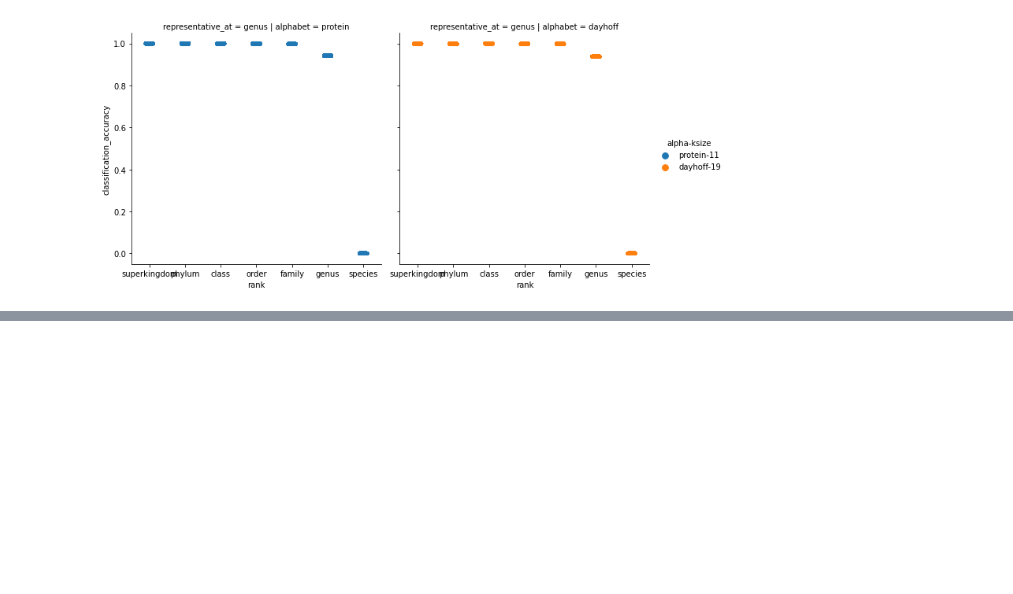
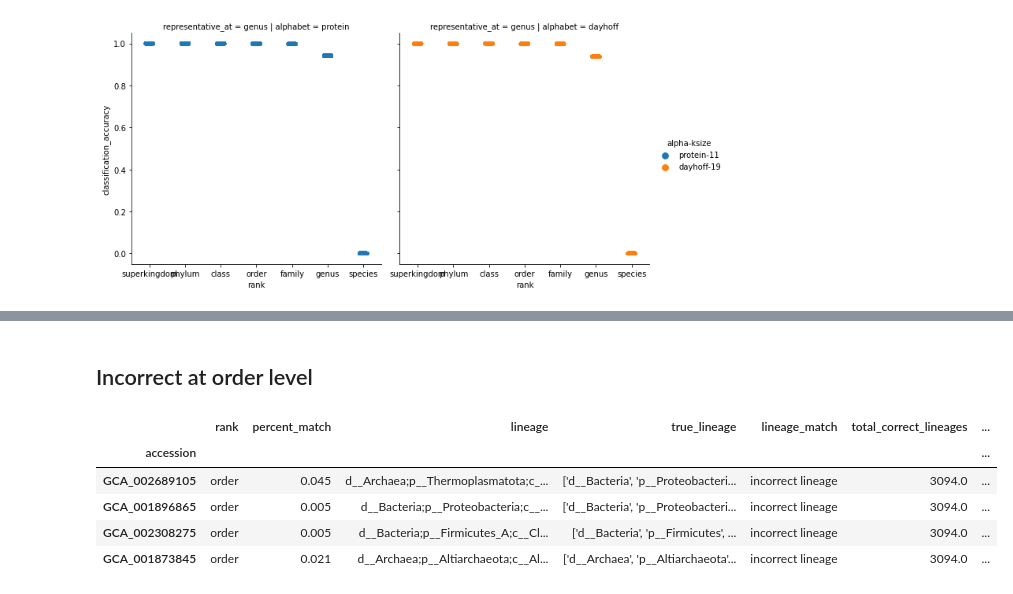
Before and after one commit to bluegenes/2020-gtdb-smash, a Jupyter notebook: notebooks/plot-gather-classify-accuracy.ipynb, the cells around one changed output, grey strips where cells are left out. Cells and saved outputs as stored; diff of their text form; code cells hidden in the pictures; blank space fills up the shorter version.

```diff
--- a/notebooks/plot-gather-classify-accuracy.ipynb
+++ b/notebooks/plot-gather-classify-accuracy.ipynb
@@ -200,0 +348,11 @@ g = sns.catplot(data=translate_summaryDF,x="rank", y="classification_accuracy",
+# %% [markdown]
+## Incorrect at order level
+# %%
+translate_summaryDF[(translate_summaryDF["lineage_match"] == "incorrect lineage") & (translate_summaryDF["alphabet"] == "protein") & (translate_summaryDF["rank"] == "order")]
+# %% [output]
+|  | rank | percent_match | lineage | true_lineage | lineage_match | total_correct_lineages | ... |
+| accession |  |  |  |  |  |  | ... |
+| GCA_002689105 | order | 0.045 | d__Archaea;p__Thermoplasmatota;c_... | ['d__Bacteria', 'p__Proteobacteri... | incorrect lineage | 3094.0 | ... |
+| GCA_001896865 | order | 0.005 | d__Bacteria;p__Proteobacteria;c__... | ['d__Bacteria', 'p__Proteobacteri... | incorrect lineage | 3094.0 | ... |
+| GCA_002308275 | order | 0.005 | d__Bacteria;p__Firmicutes_A;c__Cl... | ['d__Bacteria', 'p__Firmicutes', ... | incorrect lineage | 3094.0 | ... |
+| GCA_001873845 | order | 0.021 | d__Archaea;p__Altiarchaeota;c__Al... | ['d__Archaea', 'p__Altiarchaeota'... | incorrect lineage | 3094.0 | ... |
```
Also changed, not shown: parts of 41 cells of this notebook.
